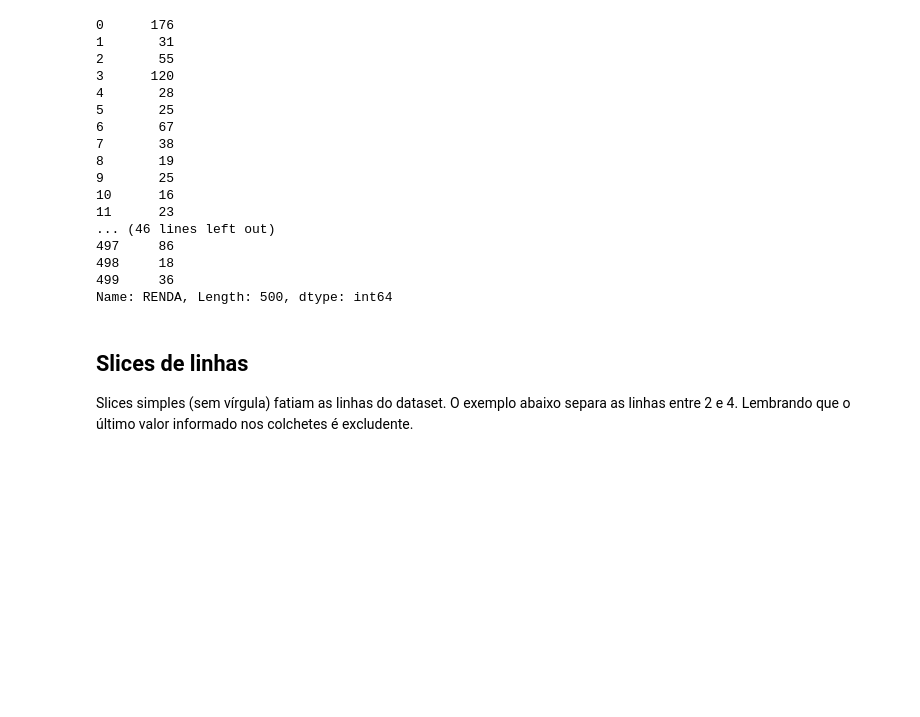
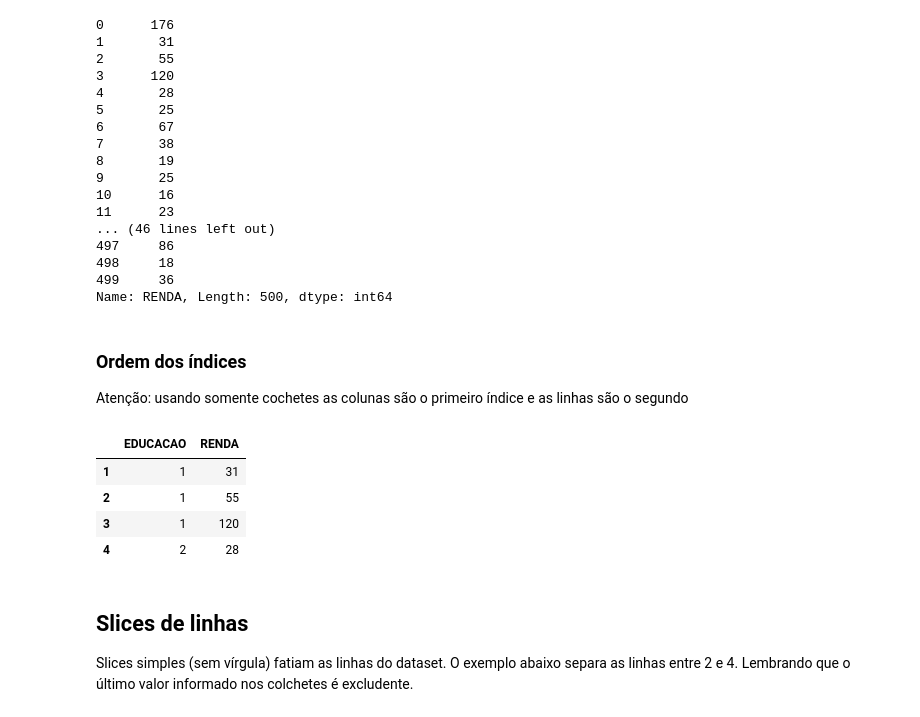
Before and after one commit to Insper/CD18, a Jupyter notebook: aula01_tutorial/TUTORIAL.ipynb, the cells around one changed output. Drawn from its saved outputs; the diff is of its cells as text; code cells hidden in the pictures; blank space fills up the shorter version.

```diff
--- a/aula01_tutorial/TUTORIAL.ipynb
+++ b/aula01_tutorial/TUTORIAL.ipynb
@@ -235,6 +275,18 @@ dados["RENDA"]
 498     18
 499     36
 Name: RENDA, Length: 500, dtype: int64
+# %% [markdown]
+### Ordem dos índices
+
+Atenção: usando somente cochetes as colunas são o primeiro índice e as linhas são o segundo
+# %%
+dados[["EDUCACAO", "RENDA"]][1:5]
+# %% [output]
+|  | EDUCACAO | RENDA |
+| 1 | 1 | 31 |
+| 2 | 1 | 55 |
+| 3 | 1 | 120 |
+| 4 | 2 | 28 |
 # %% [markdown]
 ## Slices de linhas
 
```
Also changed, not shown: parts of 11 cells of this notebook, 1 other file.
